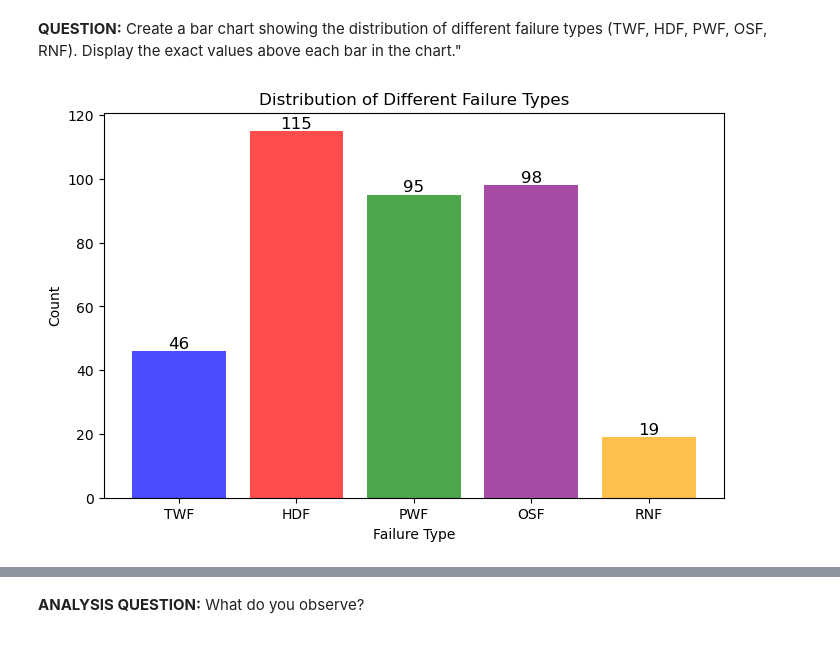
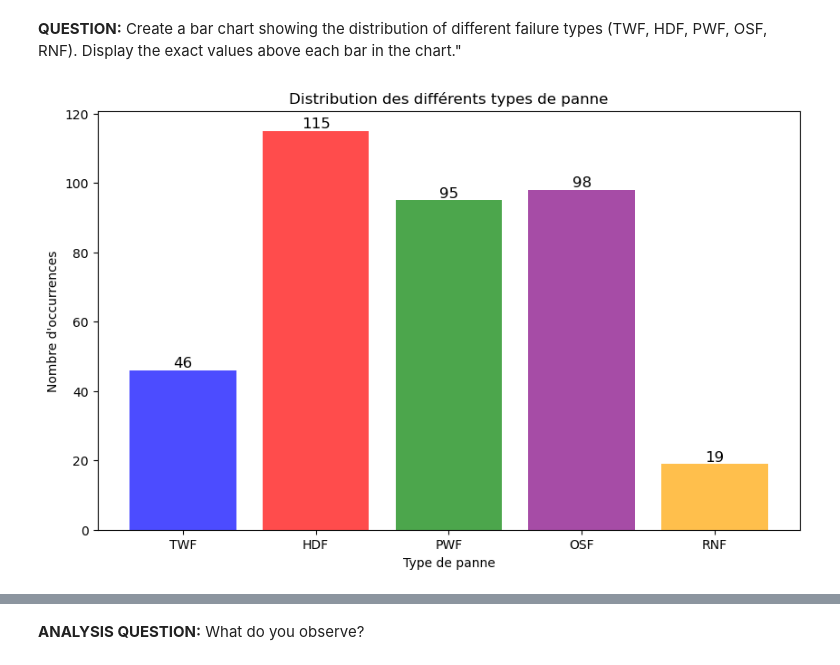
Before and after one commit to rosecymbler/IAEmbarquee, a Jupyter notebook: TP_IA_EMBARQUEE.ipynb, the cells around one changed output, grey strips where cells are left out. Saved outputs shown, nothing was run; the diff lists cells and outputs as text; code cells hidden in the pictures.

```diff
--- a/TP_IA_EMBARQUEE.ipynb
+++ b/TP_IA_EMBARQUEE.ipynb
@@ -112,21 +114,20 @@ Le déséquilibre dans l'ensemble de données aura un impact négatif sur la cap
 # %% [markdown]
 **QUESTION:** Create a bar chart showing the distribution of different failure types (TWF, HDF, PWF, OSF, RNF). Display the exact values above each bar in the chart."
 # %%
-# On compte le nombre d'occurrences de chaque type de panne
 failure_types = ["TWF", "HDF", "PWF", "OSF", "RNF"]
-failure_counts = df[failure_types].sum()
+failure_counts = df[failure_types].sum()  # On ne compte que les types de panne spécifiques
 
-plt.figure(figsize=(8,5))
+plt.figure(figsize=(10, 6))
 bars = plt.bar(failure_counts.index, failure_counts.values, alpha=0.7, color=['blue', 'red', 'green', 'purple', 'orange'])
 
-# valeurs au-dessus de chaque barre
+# Afficher les valeurs au-dessus de chaque barre
 for bar in bars:
     yval = bar.get_height()
     plt.text(bar.get_x() + bar.get_width()/2, yval, int(yval), ha='center', va='bottom', fontsize=12)
 
-plt.xlabel("Failure Type")
-plt.ylabel("Count")
-plt.title("Distribution of Different Failure Types")
+plt.xlabel("Type de panne")
+plt.ylabel("Nombre d'occurrences")
+plt.title("Distribution des différents types de panne")
 plt.show()
 # %% [output]
-[figure, old version]
+[figure, new version]
```
Also changed, not shown: parts of 12 cells of this notebook.
